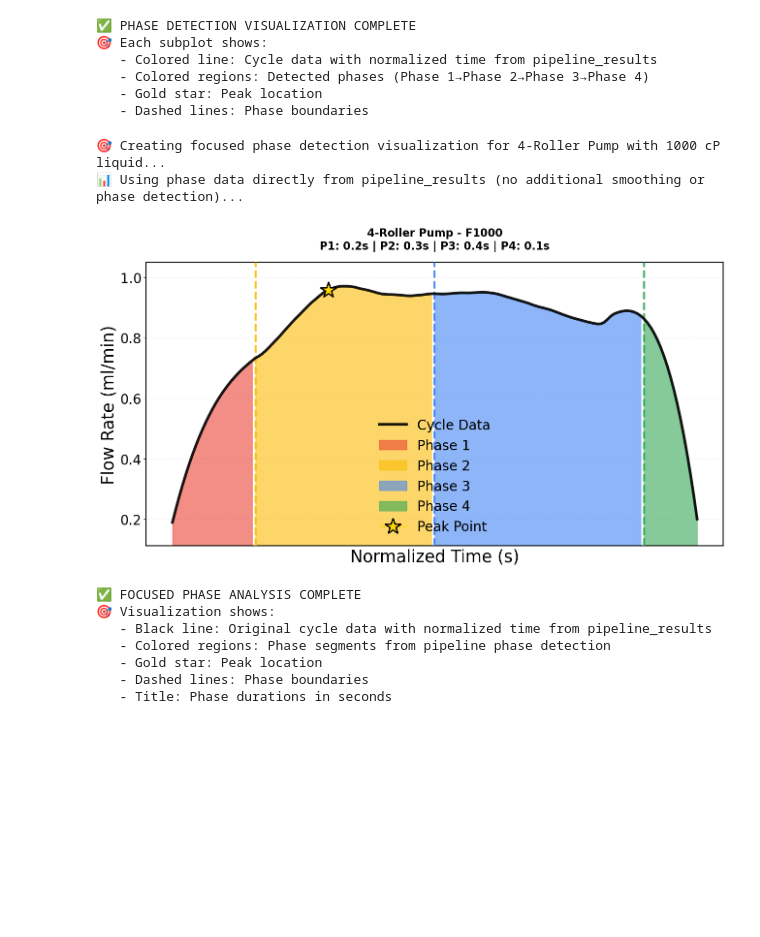
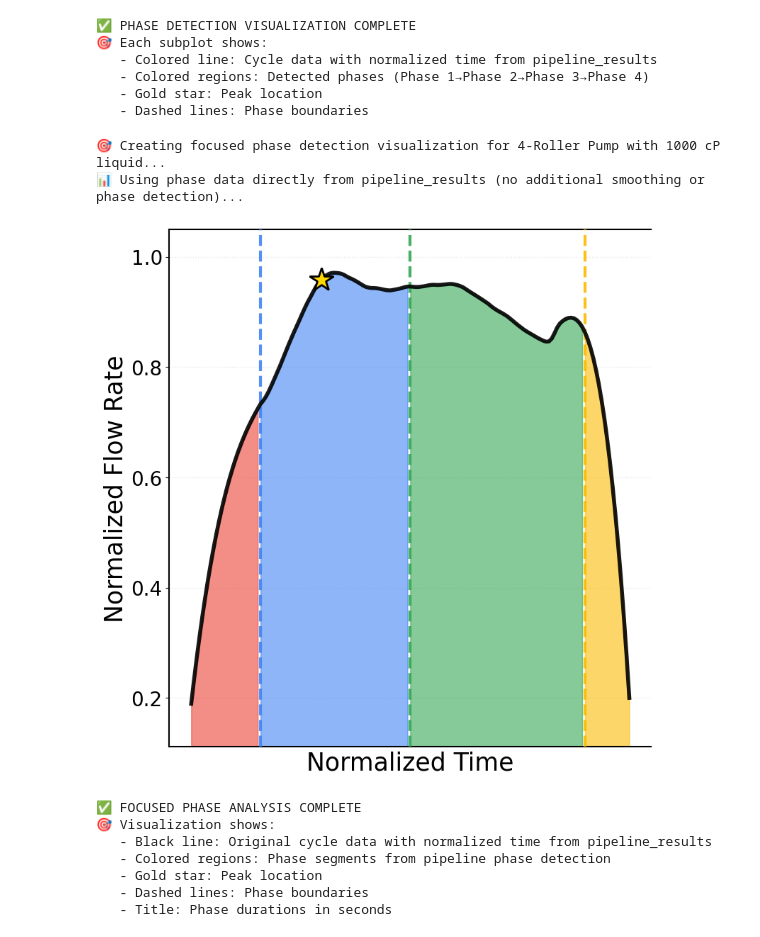
Before and after one commit to mahdi-rstgr/Micro_Liquid_Handling, a Jupyter notebook: Applications/Viscosity_estimation/apply_model_over_large_dataset.ipynb, the cells around one changed output. Cells and saved outputs as stored; diff of their text form; code cells hidden in the pictures; blank space fills up the shorter version.

```diff
--- a/Applications/Viscosity_estimation/apply_model_over_large_dataset.ipynb
+++ b/Applications/Viscosity_estimation/apply_model_over_large_dataset.ipynb
@@ -1160,13 +1160,13 @@ def create_focused_phase_analysis(results, datasets_dict, target_pump='4-Roller
     # Google color palette - more distinguishable colors
     phase_colors = {
         'phase1': '#EA4335',  # Google Red - Initial Ramp
-        'phase2': '#FBBC04',  # Google Yellow - Rise to Peak
-        'phase3': '#4285F4',  # Google Blue - Peak to Final
-        'phase4': '#34A853'   # Google Green - Final Descent
+        'phase2': '#4285F4',  # Google Blue - Rise to Peak
+        'phase3': '#34A853',  # Google Green - Peak to Final
+        'phase4': '#FBBC04'   # Google Yellow - Final Descent
     }
 
     # Create single figure for phase detection
-    fig, ax = plt.subplots(1, 1, figsize=(14, 8))
+    fig, ax = plt.subplots(1, 1, figsize=(8, 10))
 
     # Get the specific dataset and liquid data
     if target_pump in results['datasets']:
@@ -1233,13 +1233,13 @@ def create_focused_phase_analysis(results, datasets_dict, target_pump='4-Roller
 
                     # Add title with phase duration info
                     duration_text = f"P1: {phase_durations['P1']:.1f}s | P2: {phase_durations['P2']:.1f}s | P3: {phase_durations['P3']:.1f}s | P4: {phase_durations['P4']:.1f}s"
-                    ax.set_title(f'{target_pump} - {target_liquid}\n{duration_text}',
-                                fontsize=16, fontweight='bold', pad=20)
+                    #ax.set_title(f'{target_pump} - {target_liquid}\n{duration_text}',
+                    #            fontsize=16, fontweight='bold', pad=20)
 
-                    ax.set_xlabel('Normalized Time (s)', fontsize=25)
-                    ax.set_ylabel('Flow Rate (ml/min)', fontsize=25)
+                    ax.set_xlabel('Normalized Time', fontsize=25)
+                    ax.set_ylabel('Normalized Flow Rate', fontsize=25)
                     ax.grid(True, alpha=0.3, linestyle=':', linewidth=1)
-                    ax.legend(loc='lower center', fontsize=20, frameon=False)
+                    #ax.legend(loc='lower center', fontsize=20, frameon=False)
 
                     # Set nice axis limits with some padding
                     time_margin = (max(normalized_time) - min(normalized_time)) * 0.05
@@ -1256,22 +1256,24 @@ def create_focused_phase_analysis(results, datasets_dict, target_pump='4-Roller
                         spine.set_color('black')
                         spine.set_linewidth(1.5)
                         spine.set_linestyle('-')
+                        ax.spines['right'].set_visible(False)
+
 
                 else:
                     # Phase detection not available in pipeline results
                     ax.text(0.5, 0.5, 'Phase Detection Not Available\nfrom Pipeline Results',
                            transform=ax.transAxes, ha='center', va='center',
                            fontsize=18, color='red', fontweight='bold')
-                    ax.set_title(f'{target_pump} - {target_liquid}: Phase Detection Not Available',
-                                fontsize=16, fontweight='bold')
+                    #ax.set_title(f'{target_pump} - {target_liquid}: Phase Detection Not Available',
+                    #            fontsize=16, fontweight='bold')
 
             else:
                 # No successful cycles
                 ax.text(0.5, 0.5, 'No Cycles Detected',
                        transform=ax.transAxes, ha='center', va='center',
                        fontsize=18, color='red', fontweight='bold')
-                ax.set_title(f'{target_pump} - {target_liquid}: No Cycles Detected',
-                            fontsize=16, fontweight='bold')
+                #ax.set_title(f'{target_pump} - {target_liquid}: No Cycles Detected',
+                #            fontsize=16, fontweight='bold')
 
         else:
             # Liquid not found
@@ -1284,35 +1286,35 @@ def create_focused_phase_analysis(results, datasets_dict, target_pump='4-Roller
     else:
         # Pump not found
         ax.text(0.5, 0.5, f'Pump {target_pump} Not Found',
                transform=ax.transAxes, ha='center', va='center',
                fontsize=18, color='gray', fontweight='bold')
-        ax.set_title(f'{target_pump}: Data Not Available', fontsize=16, fontweight='bold')
+        #ax.set_title(f'{target_pump}: Data Not Available', fontsize=16, fontweight='bold')
 
     plt.tight_layout()
     plt.subplots_adjust(top=0.85, bottom=0.12, left=0.10, right=0.95)
 
     return fig
 
 # Create and display the focused phase analysis
 print("🎯 Creating focused phase detection visualization for 4-Roller Pump with 1000 cP liquid...")
 print("📊 Using phase data directly from pipeline_results (no additional smoothing or phase detection)...")
 
 focused_analysis_fig = create_focused_phase_analysis(pipeline_results, datasets,
                                                    target_pump='4-Roller Pump',
                                                    target_liquid='F1000')
 plt.show()
 
 print("✅ FOCUSED PHASE ANALYSIS COMPLETE")
 print("🎯 Visualization shows:")
 print("   - Black line: Original cycle data with normalized time from pipeline_results")
 print("   - Colored regions: Phase segments from pipeline phase detection")
 print("   - Gold star: Peak location")
 print("   - Dashed lines: Phase boundaries")
 print("   - Title: Phase durations in seconds")
 # %% [output]
 🎯 Creating focused phase detection visualization for 4-Roller Pump with 1000 cP liquid...
 📊 Using phase data directly from pipeline_results (no additional smoothing or phase detection)...
-[figure, old version]
+[figure, new version]
 ✅ FOCUSED PHASE ANALYSIS COMPLETE
 🎯 Visualization shows:
    - Black line: Original cycle data with normalized time from pipeline_results
```
Also changed, not shown: parts of 6 cells of this notebook.
